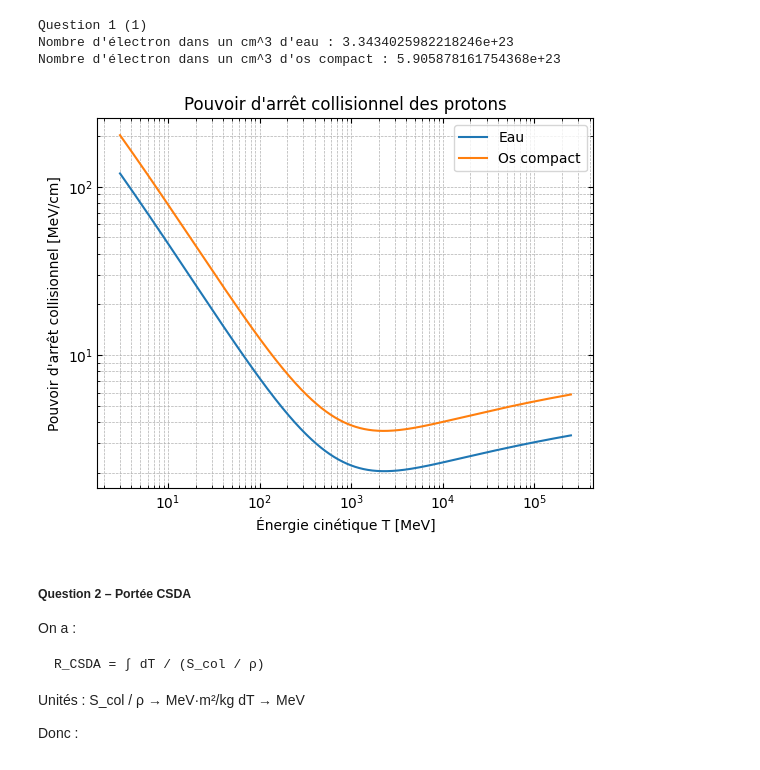
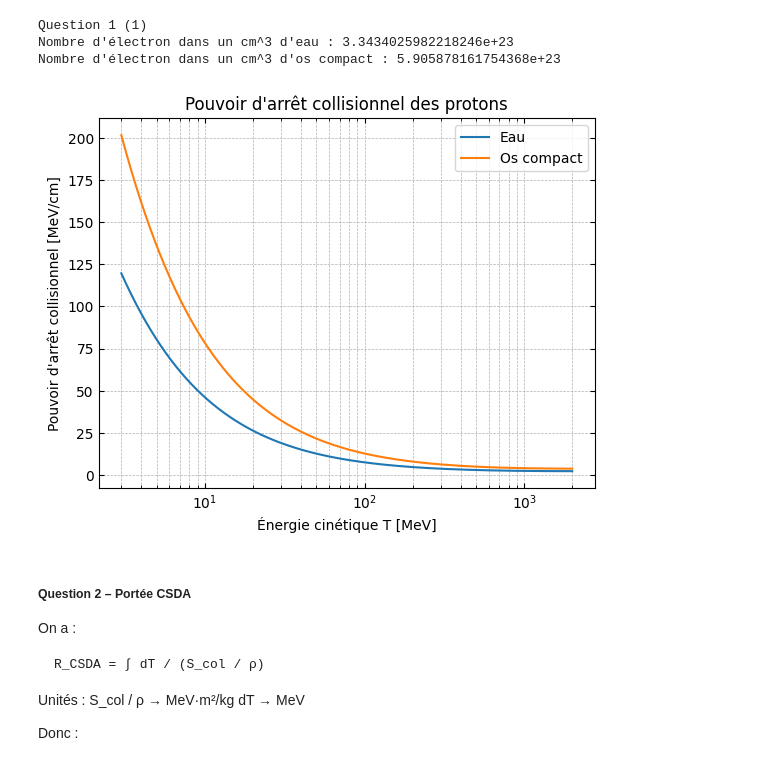
Before and after one commit to Jeremie-Beaupre/TP1_Phyznum, a Jupyter notebook: TP1.ipynb, the cells around one changed output. Saved outputs shown, nothing was run; the diff lists cells and outputs as text; code cells hidden in the pictures.

```diff
--- a/TP1.ipynb
+++ b/TP1.ipynb
@@ -50,36 +50,36 @@ def stopping_power(T, ne, I):
     gamma = T/(mp*c**2/e) + 1
     beta2 = 1 - 1/gamma**2
     beta = np.sqrt(beta2)
 
     Tmax = (2 * me * c**2/e * (gamma**2-1)) / (1 + 2*gamma*me/mp + (me/mp)**2)
 
     prefactor = 2 * np.pi * re**2 * (me * c**2/e) * ne
 
     S = prefactor * (1/beta2) * (np.log((2 * me * c**2/e * beta2 * gamma**2 * Tmax) / (I**2)) - 2*beta2)
 
     return S
 
 
-T = np.logspace(np.log10(3), np.log10(250000), 50000)
+T = np.logspace(np.log10(3), np.log10(2000), 50000)
 
 S_water = stopping_power(T, ne_water, I_water)
 S_bone  = stopping_power(T, ne_bone, I_bone)
 
 plt.figure()
 plt.plot(T, S_water)
 plt.plot(T, S_bone)
 
 plt.xscale('log')
-plt.yscale('log')
+#plt.yscale('log')
 plt.xlabel("Énergie cinétique T [MeV]")
 plt.ylabel("Pouvoir d'arrêt collisionnel [MeV/cm]")
 plt.title("Pouvoir d'arrêt collisionnel des protons")
 plt.legend(["Eau", "Os compact"])
 plt.grid(which='both', axis='both', linestyle='--', linewidth=0.5)
 plt.tick_params(axis='both', which='both', direction='in', top=True, right=True)
 plt.show()
 # %% [output]
-[figure, old version]
+[figure, new version]
 # %% [markdown]
 ##### Question 2 – Portée CSDA
 
```
Also changed, not shown: parts of 5 cells of this notebook.
